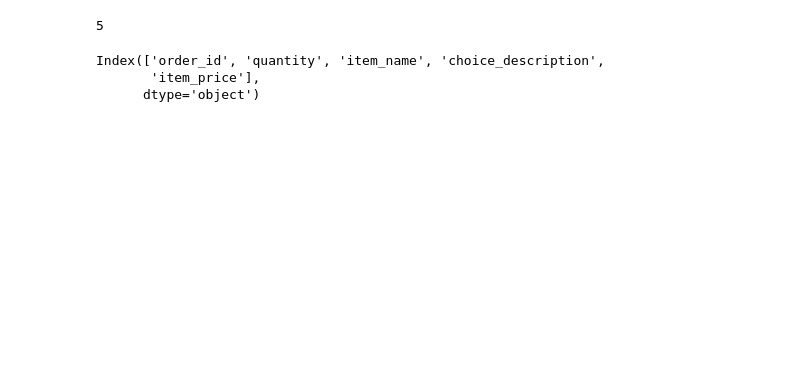
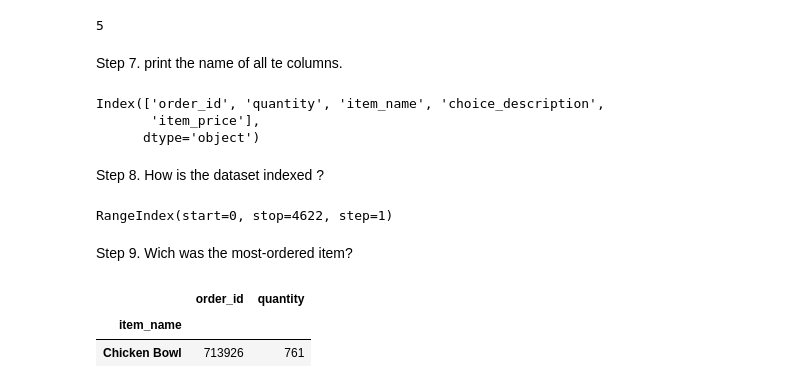
Before and after one commit to jonesmedeiros/projeto1-testes, a Jupyter notebook: FirstPdexercises.ipynb, the cells around one changed output. Cells and saved outputs as stored; diff of their text form; code cells hidden in the pictures; blank space fills up the shorter version.

```diff
--- a/FirstPdexercises.ipynb
+++ b/FirstPdexercises.ipynb
@@ -56,9 +59,28 @@ memory usage: 180.7+ KB
 chipo.shape[1]
 # %% [output]
 5
+# %% [markdown]
+Step 7. print the name of all te columns.
 # %%
 chipo.columns
 # %% [output]
 Index(['order_id', 'quantity', 'item_name', 'choice_description',
        'item_price'],
       dtype='object')
+# %% [markdown]
+Step 8. How is the dataset indexed ?
+# %%
+chipo.index
+# %% [output]
+RangeIndex(start=0, stop=4622, step=1)
+# %% [markdown]
+Step 9. Wich was the most-ordered item?
+# %%
+c = chipo.groupby('item_name')
+c = c.sum()
+c = c.sort_values(['quantity'], ascending= False)
+c.head(1)
+# %% [output]
+|  | order_id | quantity |
+| item_name |  |  |
+| Chicken Bowl | 713926 | 761 |
```
Also changed, not shown: parts of 16 cells of this notebook.
